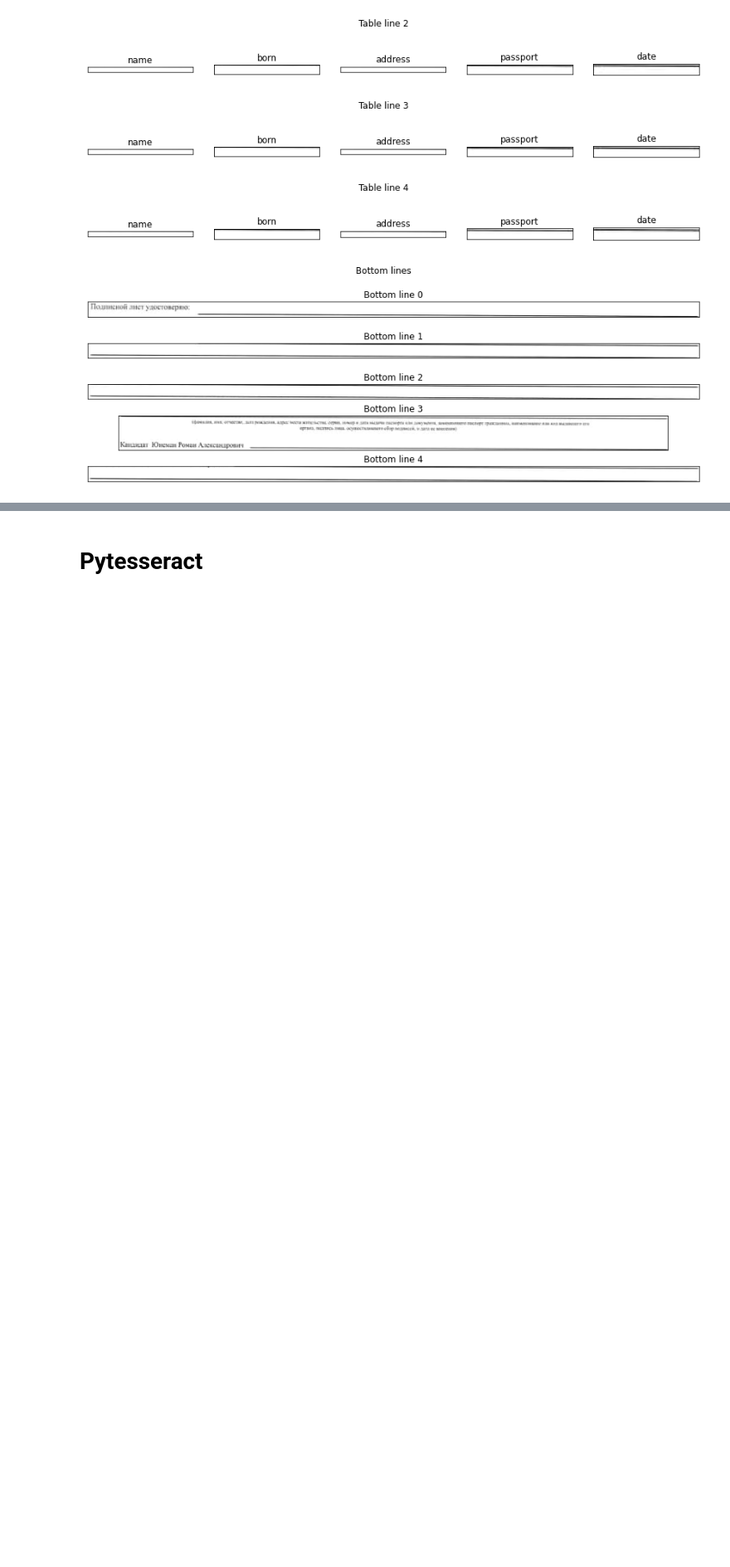
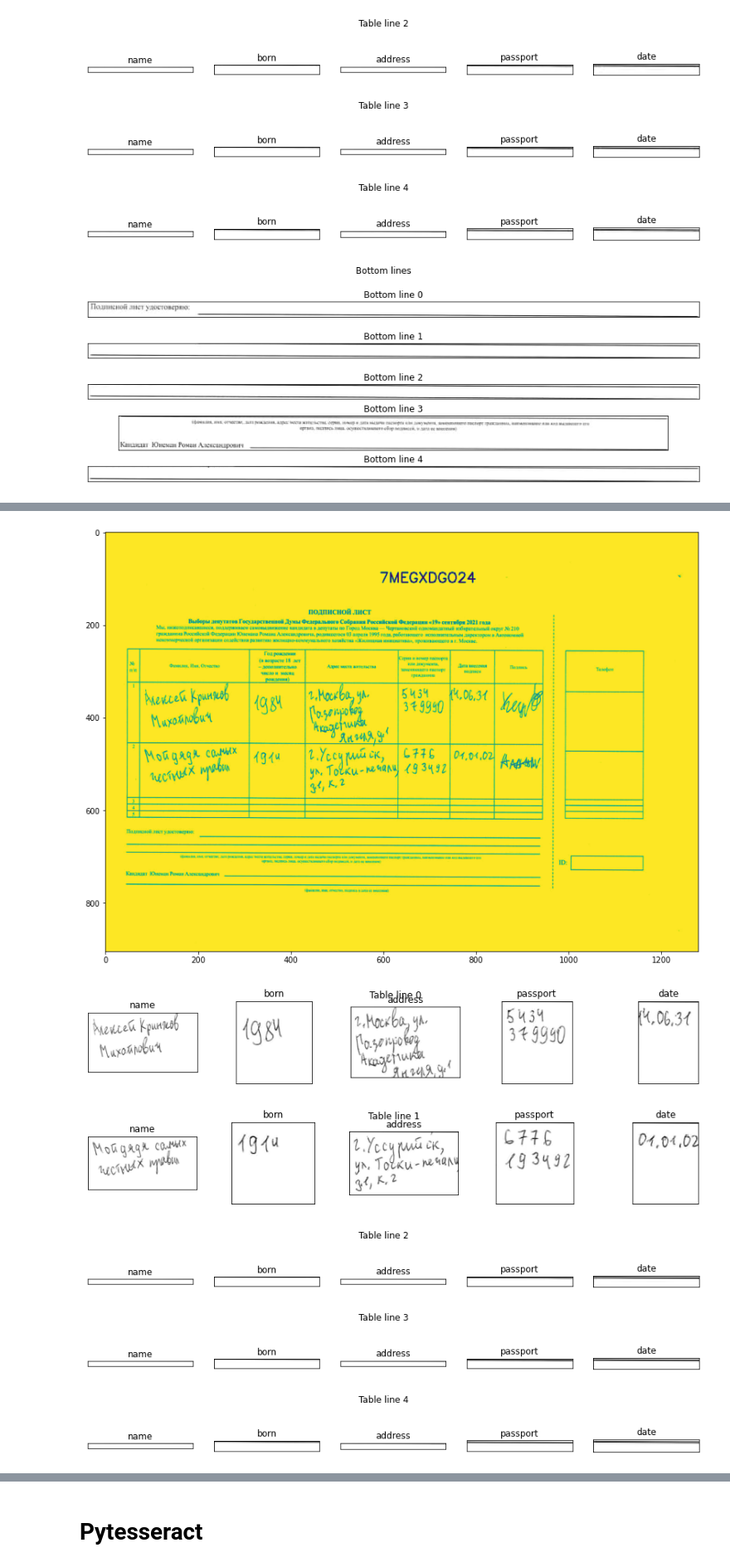
Before and after one commit to btseytlin/img_process, a Jupyter notebook: process.ipynb, the cells around one changed output, grey strips where cells are left out. Shown at 83% size. Saved outputs shown, nothing was run; the diff lists cells and outputs as text; code cells hidden in the pictures; blank space fills up the shorter version.

```diff
--- a/process.ipynb
+++ b/process.ipynb
@@ -177,0 +264,24 @@ plt.show()
+# %%
+strlen = random.randrange(5, 40)
+random_str = ''.join(random.choice(string.ascii_uppercase + string.digits) for _ in range(strlen))
+img_altered = np.array(img)
+font = cv2.FONT_HERSHEY_SIMPLEX
+
+random_x = random.randrange(0, img_altered.shape[1])
+random_y = random.randrange(0, img_altered.shape[0])
+scale = random.randrange(1, 3)
+thickness = random.randrange(1, 10)
+cv2.putText(img_altered, random_str, (random_x, random_y), font, scale, 0, thickness)
+
+plt.figure()
+plt.imshow(img_altered)
+plt.show()
+result = extract_blocks(np.array(img_altered), debug=True)
+plot_result(result)
+# %% [output]
+[figure, added]
+[figure, added]
+[figure, added]
+[figure, added]
+[figure, added]
+[figure, added]
```
Also changed, not shown: parts of 16 cells of this notebook, 2 other files.
